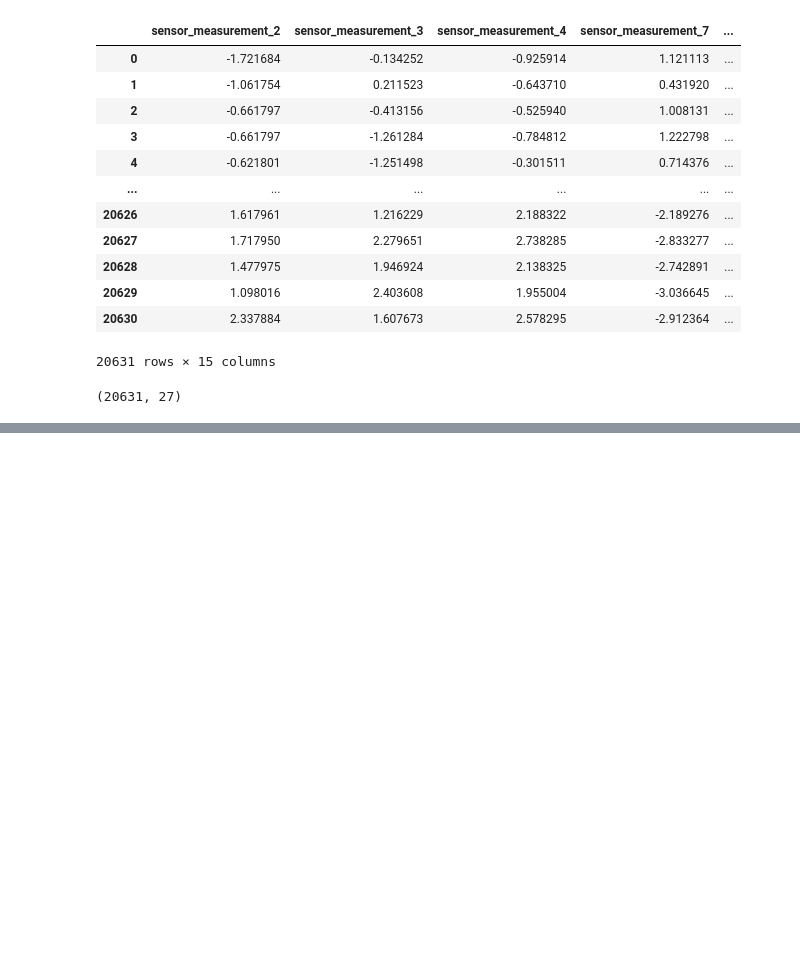
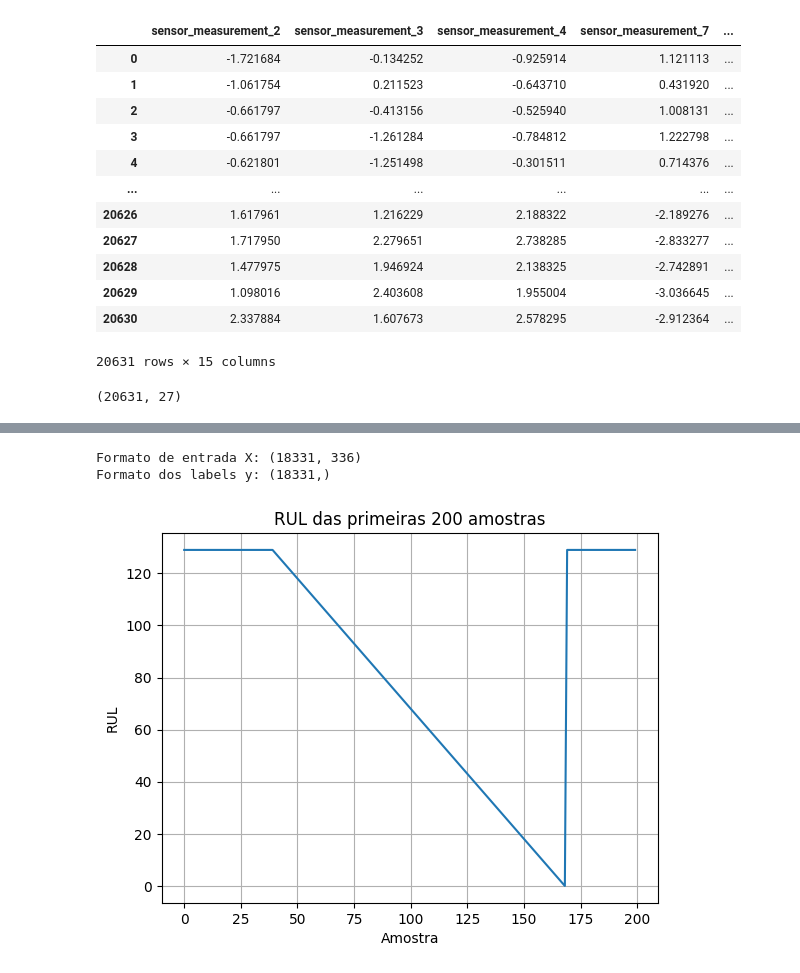
Before and after one commit to daviseemann/turbofan-rul-prediction-cmapss, a Jupyter notebook: notebooks/pre-processing.ipynb, the cells around one changed output, grey strips where cells are left out. Cells and saved outputs as stored; diff of their text form; code cells hidden in the pictures; blank space fills up the shorter version.

```diff
--- a/notebooks/pre-processing.ipynb
+++ b/notebooks/pre-processing.ipynb
@@ -194,0 +203,45 @@ df_train.shape
+# %%
+from sklearn.preprocessing import MinMaxScaler
+
+scaler = MinMaxScaler(feature_range=(-1, 1))
+features[sensor_cols] = scaler.fit_transform(features[sensor_cols])
+# %%
+EARLY_RUL = 129
+
+# Cálculo da vida útil
+max_cycle = features.groupby('engine_id')['cycle'].max().reset_index()
+max_cycle.columns = ['engine_id', 'max_cycle']
+features = features.merge(max_cycle, on='engine_id')
+features['RUL'] = features['max_cycle'] - features['cycle']
+features['RUL'] = features['RUL'].clip(upper=EARLY_RUL)
+features.drop(columns=['max_cycle'], inplace=True)
+# %%
+def generate_windows(df, window_size=24, stride=1):
+    X, y = [], []
+    for engine_id in df['engine_id'].unique():
+        engine_df = df[df['engine_id'] == engine_id]
+        sensor_data = engine_df[sensor_cols].values
+        rul = engine_df['RUL'].values
+
+        for i in range(0, len(sensor_data) - window_size + 1, stride):
+            window = sensor_data[i:i+window_size].flatten()
+            label = rul[i + window_size - 1]
+            X.append(window)
+            y.append(label)
+    return np.array(X, dtype=np.float32), np.array(y, dtype=np.float32)
+# %%
+X_train, y_train = generate_windows(features, window_size=24, stride=1)
+print("Formato de entrada X:", X_train.shape)
+print("Formato dos labels y:", y_train.shape)
+# %% [output]
+Formato de entrada X: (18331, 336)
+Formato dos labels y: (18331,)
+# %%
+plt.plot(y_train[:200])
+plt.title("RUL das primeiras 200 amostras")
+plt.xlabel("Amostra")
+plt.ylabel("RUL")
+plt.grid()
+plt.show()
+# %% [output]
+[figure, added]
```
Also changed, not shown: parts of 3 cells of this notebook.
